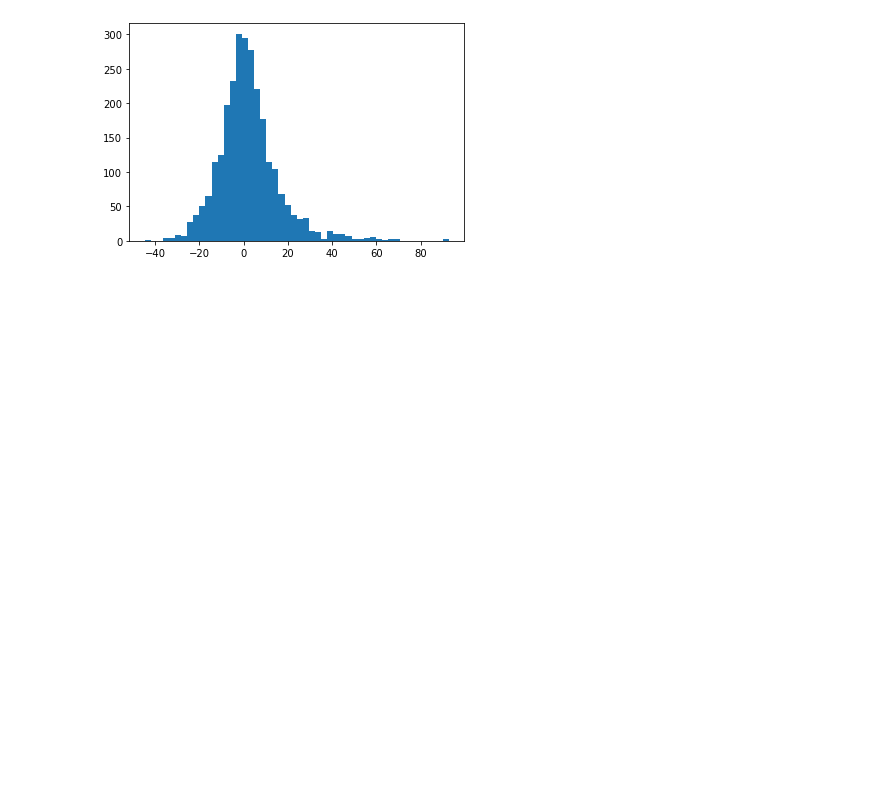
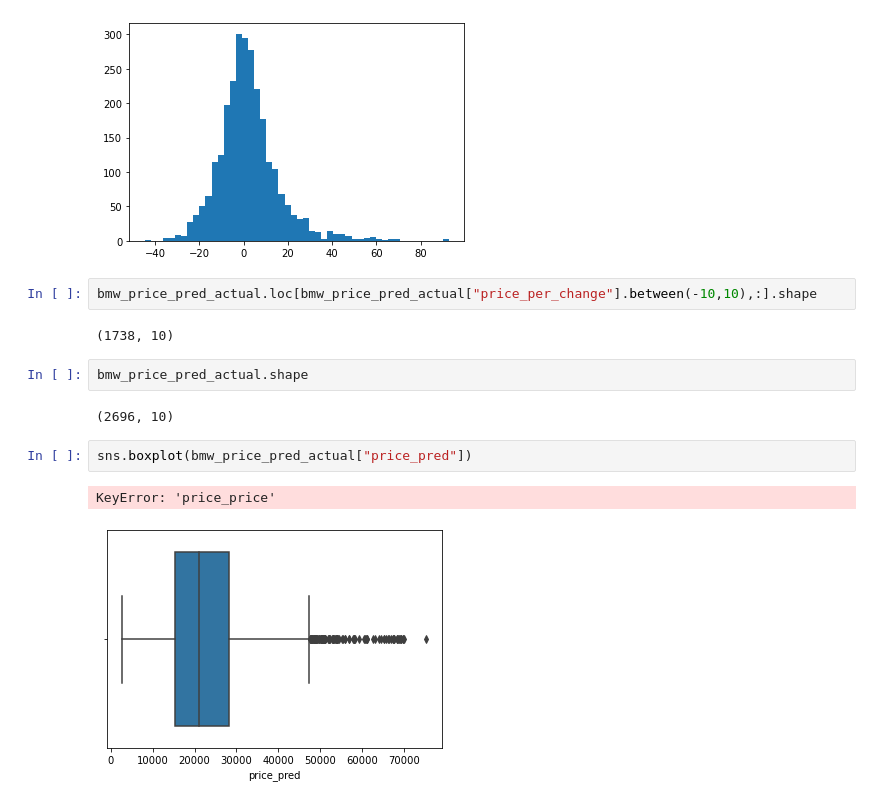
Before and after one commit to royceto/careerhub-data, a Jupyter notebook: bmw-ml.ipynb, the cells around one changed output. Saved outputs shown, nothing was run; the diff lists cells and outputs as text; blank space fills up the shorter version.

```diff
--- a/bmw-ml.ipynb
+++ b/bmw-ml.ipynb
@@ -374,3 +372,16 @@ plt.hist(perct_less100["price_per_change"], bins=50)
          87.27853032,  90.02991625,  92.78130217]),
  <BarContainer object of 50 artists>)
 [figure]
+# %%
+bmw_price_pred_actual.loc[bmw_price_pred_actual["price_per_change"].between(-10,10),:].shape
+# %% [output]
+(1738, 10)
+# %%
+bmw_price_pred_actual.shape
+# %% [output]
+(2696, 10)
+# %%
+sns.boxplot(bmw_price_pred_actual["price_pred"])
+# %% [output]
+KeyError: 'price_price'
+[figure, added]
```
Also changed, not shown: parts of 2 cells of this notebook, 2 other files.
